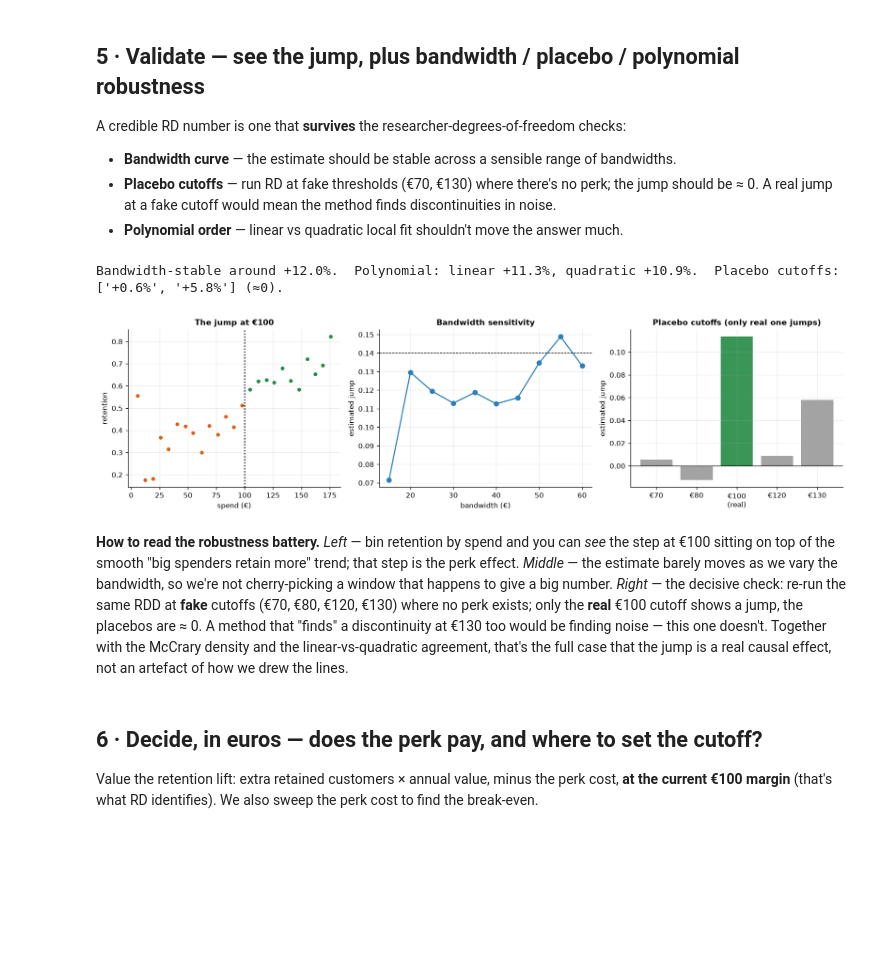
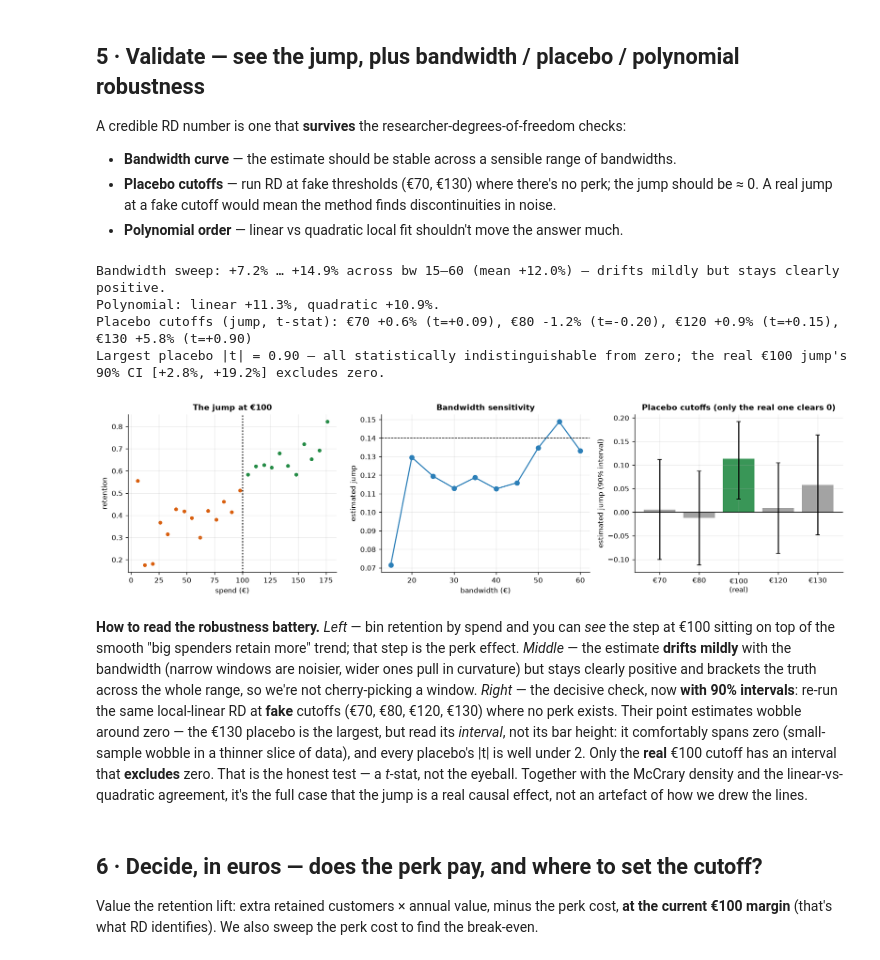
Before and after one commit to fmuia/sda_projects, a Jupyter notebook: causal-marketing-pymc/notebooks/09_threshold_perk_rdd.ipynb, the cells around one changed output. Saved outputs shown, nothing was run; the diff lists cells and outputs as text; code cells hidden in the pictures; blank space fills up the shorter version.

```diff
--- a/causal-marketing-pymc/notebooks/09_threshold_perk_rdd.ipynb
+++ b/causal-marketing-pymc/notebooks/09_threshold_perk_rdd.ipynb
@@ -134,47 +134,72 @@ A credible RD number is one that **survives** the researcher-degrees-of-freedom
 - **Polynomial order** — linear vs quadratic local fit shouldn't move the answer much.
 # %%
 def rd_jump(data, cutoff, bw, order=1):
+    """Local polynomial RD jump at `cutoff` within ±bw. Returns the estimated
+    discontinuity (the coefficient on the 'treated' indicator) AND its classical
+    OLS standard error, so a placebo jump can be judged against zero with a
+    t-stat rather than eyeballed."""
     sub = data[np.abs(data.spend - cutoff) <= bw].copy()
     x = (sub.spend - cutoff).values; tr = (sub.spend >= cutoff).astype(float).values; y = sub.retention.values
     cols = [np.ones(len(x)), tr, x, x*tr]
     if order == 2: cols += [x**2, x**2*tr]
     D = np.column_stack(cols)
-    return np.linalg.lstsq(D, y, rcond=None)[0][1]
+    beta, *_ = np.linalg.lstsq(D, y, rcond=None)
+    resid = y - D @ beta; n, k = D.shape
+    cov = (resid @ resid / max(n - k, 1)) * np.linalg.pinv(D.T @ D)
+    return float(beta[1]), float(np.sqrt(max(cov[1, 1], 0.0)))   # (jump, SE of the jump)
 
 bws = np.arange(15, 61, 5)
-by_bw = [rd_jump(df, CUTOFF, b) for b in bws]
-placebos = {c: rd_jump(df, c, 25) for c in [70, 80, 120, 130]}
+by_bw = [rd_jump(df, CUTOFF, b)[0] for b in bws]
+placebo_cuts = [70, 80, 120, 130]
+placebos = {c: rd_jump(df, c, 25) for c in placebo_cuts}                 # (jump, SE) per fake cutoff
 poly = {"linear": rd_jump(df, CUTOFF, 40, 1), "quadratic": rd_jump(df, CUTOFF, 40, 2)}
+z90 = 1.645
 
 fig, ax = plt.subplots(1, 3, figsize=(14, 3.8))
 # binned scatter
 bins = np.linspace(df.spend.min(), min(df.spend.max(), 180), 26); df["bin"] = pd.cut(df.spend, bins)
 b = df.groupby("bin", observed=True).agg(spend=("spend","mean"), ret=("retention","mean")).dropna()
 below = b.spend < CUTOFF
 ax[0].scatter(b.spend[below], b.ret[below], color=plots.ORANGE, s=16); ax[0].scatter(b.spend[~below], b.ret[~below], color=plots.GREEN, s=16)
 ax[0].axvline(CUTOFF, color="k", ls=":"); ax[0].set_xlabel("spend (€)"); ax[0].set_ylabel("retention"); ax[0].set_title("The jump at €100")
 # bandwidth curve
 ax[1].plot(bws, by_bw, color=plots.BLUE, marker="o"); ax[1].axhline(true_jump, color="k", ls="--", lw=0.8)
 ax[1].set_xlabel("bandwidth (€)"); ax[1].set_ylabel("estimated jump"); ax[1].set_title("Bandwidth sensitivity")
-# placebo cutoffs
-labels = ["€70","€80","€100\n(real)","€120","€130"]; vals = [placebos[70],placebos[80],jump.mean(),placebos[120],placebos[130]]
-ax[2].bar(labels, vals, color=[plots.GREY]*2+[plots.GREEN]+[plots.GREY]*2, alpha=0.9); ax[2].axhline(0, color="k", lw=0.6)
-ax[2].set_ylabel("estimated jump"); ax[2].set_title("Placebo cutoffs (only real one jumps)")
+# placebo cutoffs WITH 90% intervals — real cutoff = CausalPy posterior CI; placebos = local-linear ±1.645·SE
+real_lo, real_hi = np.quantile(jump, 0.05), np.quantile(jump, 0.95)
+labels = ["€70","€80","€100\n(real)","€120","€130"]
+vals   = [placebos[70][0], placebos[80][0], jump.mean(), placebos[120][0], placebos[130][0]]
+err_lo = [z90*placebos[70][1], z90*placebos[80][1], jump.mean()-real_lo, z90*placebos[120][1], z90*placebos[130][1]]
+err_hi = [z90*placebos[70][1], z90*placebos[80][1], real_hi-jump.mean(), z90*placebos[120][1], z90*placebos[130][1]]
+ax[2].bar(labels, vals, yerr=[err_lo, err_hi], capsize=3, color=[plots.GREY]*2+[plots.GREEN]+[plots.GREY]*2, alpha=0.9)
+ax[2].axhline(0, color="k", lw=0.6); ax[2].set_ylabel("estimated jump (90% interval)"); ax[2].set_title("Placebo cutoffs (only the real one clears 0)")
 fig.tight_layout()
-print(f"Bandwidth-stable around +{np.mean(by_bw):.1%}.  Polynomial: linear +{poly['linear']:.1%}, "
-      f"quadratic +{poly['quadratic']:.1%}.  Placebo cutoffs: {[f'{v:+.1%}' for v in [placebos[70],placebos[130]]]} (≈0).")
+placebo_t = {c: placebos[c][0] / placebos[c][1] for c in placebo_cuts}
+max_t = max(abs(t) for t in placebo_t.values())
+print(f"Bandwidth sweep: +{min(by_bw):.1%} … +{max(by_bw):.1%} across bw {bws.min()}–{bws.max()} "
+      f"(mean +{np.mean(by_bw):.1%}) — drifts mildly but stays clearly positive.")
+print(f"Polynomial: linear +{poly['linear'][0]:.1%}, quadratic +{poly['quadratic'][0]:.1%}.")
+print("Placebo cutoffs (jump, t-stat): " + ", ".join(f"€{c} {placebos[c][0]:+.1%} (t={placebo_t[c]:+.2f})" for c in placebo_cuts))
+print(f"Largest placebo |t| = {max_t:.2f} — all statistically indistinguishable from zero; the real €100 jump's "
+      f"90% CI [+{real_lo:.1%}, +{real_hi:.1%}] excludes zero.")
 # %% [output]
-Bandwidth-stable around +12.0%.  Polynomial: linear +11.3%, quadratic +10.9%.  Placebo cutoffs: ['+0.6%', '+5.8%'] (≈0).
+Bandwidth sweep: +7.2% … +14.9% across bw 15–60 (mean +12.0%) — drifts mildly but stays clearly positive.
+Polynomial: linear +11.3%, quadratic +10.9%.
+Placebo cutoffs (jump, t-stat): €70 +0.6% (t=+0.09), €80 -1.2% (t=-0.20), €120 +0.9% (t=+0.15), €130 +5.8% (t=+0.90)
+Largest placebo |t| = 0.90 — all statistically indistinguishable from zero; the real €100 jump's 90% CI [+2.8%, +19.2%] excludes zero.
-[figure, old version]
+[figure, new version]
 # %% [markdown]
 **How to read the robustness battery.** *Left* — bin retention by spend and you can *see* the step at €100
 sitting on top of the smooth "big spenders retain more" trend; that step is the perk effect. *Middle* — the
-estimate barely moves as we vary the bandwidth, so we're not cherry-picking a window that happens to give a
-big number. *Right* — the decisive check: re-run the same RDD at **fake** cutoffs (€70, €80, €120, €130)
-where no perk exists; only the **real** €100 cutoff shows a jump, the placebos are ≈ 0. A method that
-"finds" a discontinuity at €130 too would be finding noise — this one doesn't. Together with the McCrary
-density and the linear-vs-quadratic agreement, that's the full case that the jump is a real causal effect,
-not an artefact of how we drew the lines.
+estimate **drifts mildly** with the bandwidth (narrow windows are noisier, wider ones pull in curvature) but
+stays clearly positive and brackets the truth across the whole range, so we're not cherry-picking a window.
+*Right* — the decisive check, now **with 90% intervals**: re-run the same local-linear RD at **fake** cutoffs
+(€70, €80, €120, €130) where no perk exists. Their point estimates wobble around zero — the €130 placebo is
+the largest, but read its *interval*, not its bar height: it comfortably spans zero (small-sample wobble in a
+thinner slice of data), and every placebo's |t| is well under 2. Only the **real** €100 cutoff has an
+interval that **excludes** zero. That is the honest test — a *t*-stat, not the eyeball. Together with the
+McCrary density and the linear-vs-quadratic agreement, it's the full case that the jump is a real causal
+effect, not an artefact of how we drew the lines.
 # %% [markdown]
 ## 6 · Decide, in euros — does the perk pay, and where to set the cutoff?
 
```
Also changed, not shown: parts of 1 cell of this notebook, 15 other files.
